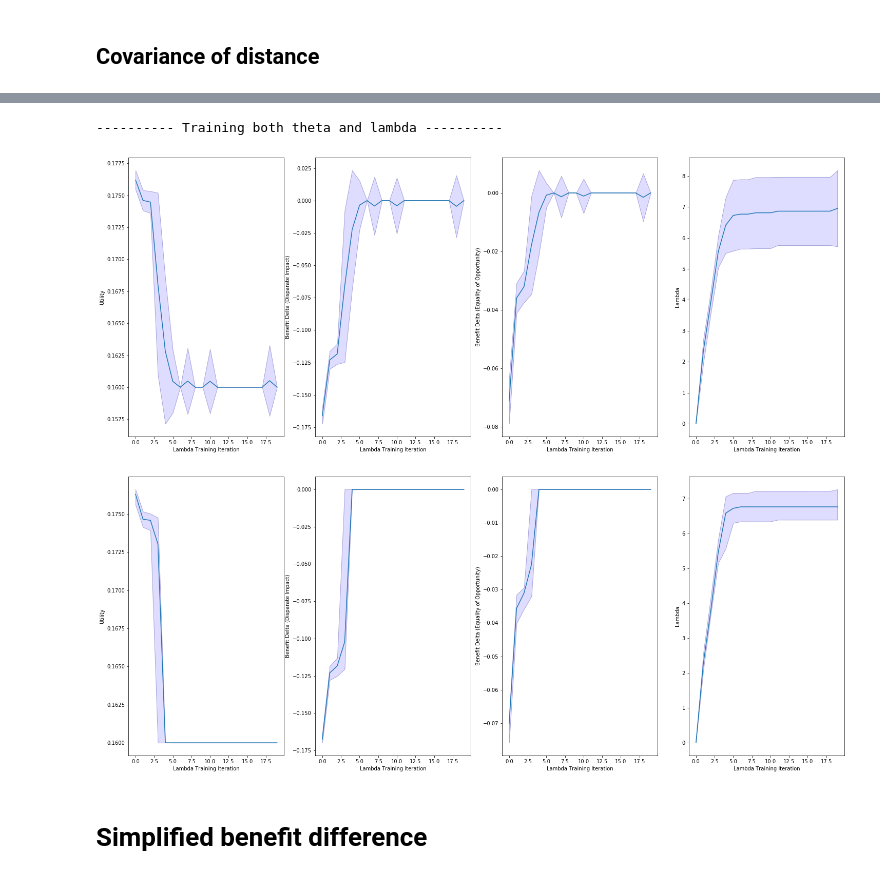
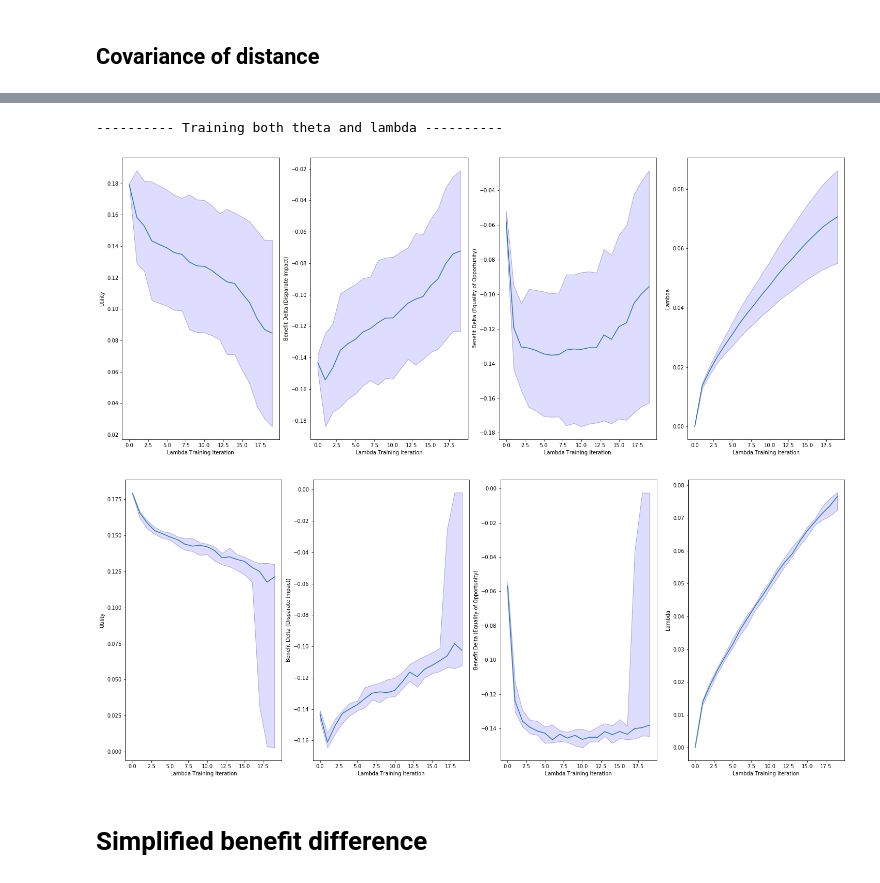
Before and after one commit to floydkretschmar/master-thesis, a Jupyter notebook: exp/010-benefit-difference-vs-covariance.ipynb, the cells around one changed output, grey strips where cells are left out. Saved outputs shown, nothing was run; the diff lists cells and outputs as text; code cells hidden in the pictures.

```diff
--- a/exp/010-benefit-difference-vs-covariance.ipynb
+++ b/exp/010-benefit-difference-vs-covariance.ipynb
@@ -137,7 +137,7 @@ plot_median(statistics, "{}/results_median_lambdas.png".format(run_path), model_
 # %%
 def calc_covariance(x, s, policy, ips_weights):
     phi = policy.feature_map(policy._extract_features(x, s))
-    distance = sigmoid(np.matmul(phi, policy.theta)).reshape(-1, 1)
+    distance = np.matmul(phi, policy.theta).reshape(-1, 1)
 
     if ips_weights is not None:
         mu_s = np.mean(s * ips_weights, axis=0)
@@ -193,7 +193,7 @@ training_parameters = {
         'initial_theta': [-3.0, 5.0]
     },
     'parameter_optimization': {
-        'time_steps':200,
+        'time_steps':50,
         'epochs': 1,
         'batch_size':256,
         'learning_rate': 1,
@@ -207,8 +207,10 @@ training_parameters = {
     }
 }
 # %%
+# training_parameters["experiment_name"] = "exp-010-uncalibrated-over-time-cov"
+# training_parameters["model"]["initial_lambda"] = 0.0001
 training_parameters["experiment_name"] = "exp-010-cov-uncalibrated-over-lambdas"
-lambdas = np.logspace(-3, 0, base=10, endpoint=True, num=19)
+lambdas = np.logspace(-6, -3, base=10, endpoint=True, num=19)
 lambdas = np.insert(arr=lambdas, obj=0, values=[0.0])
 training_parameters["model"]["initial_lambda"] = lambdas
 
@@ -223,24 +224,24 @@ plot_median(statistics, "{}/results_median_lambdas.png".format(run_path))
 # %%
 training_parameters["experiment_name"] = "exp-010-cov-uncalibrated"
 training_parameters["model"]["initial_lambda"] = 0.0
 training_parameters["lagrangian_optimization"] = {
     'iterations': 20,
     'epochs': 1,
     'batch_size':256,
-    'learning_rate': 0.1,
+    'learning_rate': 0.0001,
     'decay_rate': 1,
     'decay_step': 10000,
     'num_decisions': 128 * 256
 }
 
 statistics, model_parameters, run_path = train(training_parameters, iterations=30, asynchronous=True)
 
 plot_mean(statistics, "{}/results_mean_lambdas.png".format(run_path), model_parameters=model_parameters)
 plot_median(statistics, "{}/results_median_lambdas.png".format(run_path), model_parameters=model_parameters)
 # %% [output]
 ---------- Training both theta and lambda ----------
-[figure, old version]
+[figure, new version]
-[figure, old version]
+[figure, new version]
 # %% [markdown]
 # Simplified benefit difference
 # %%
```
Also changed, not shown: parts of 1 cell of this notebook, 1 other file.
